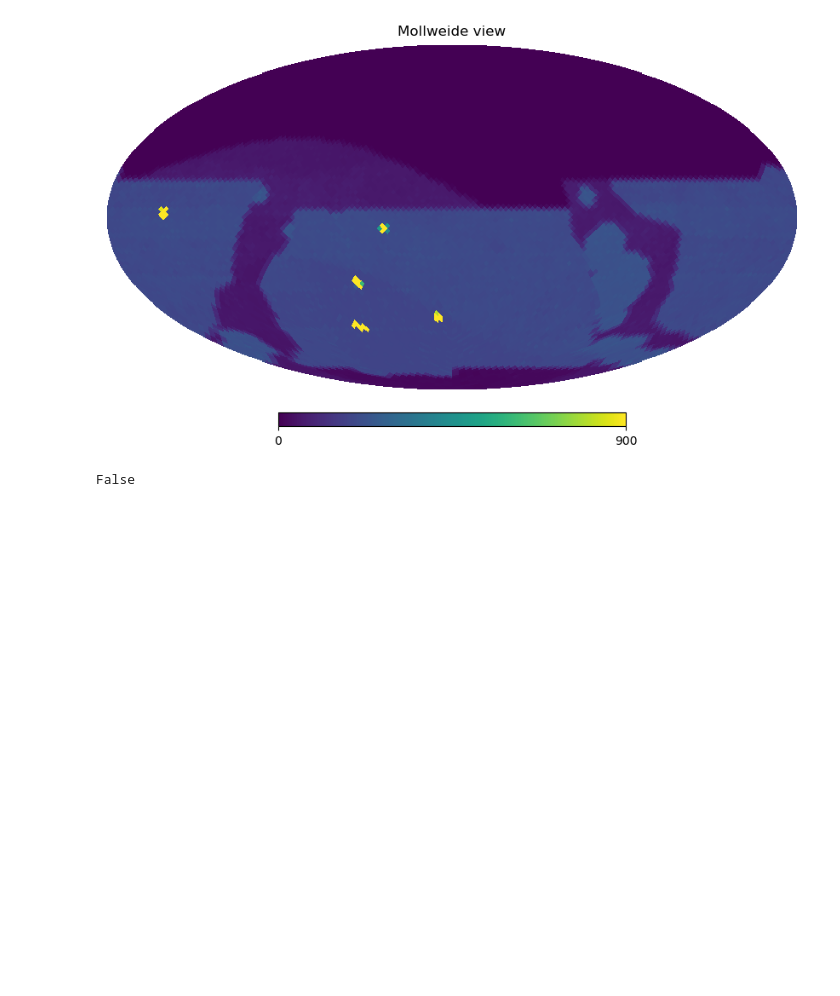
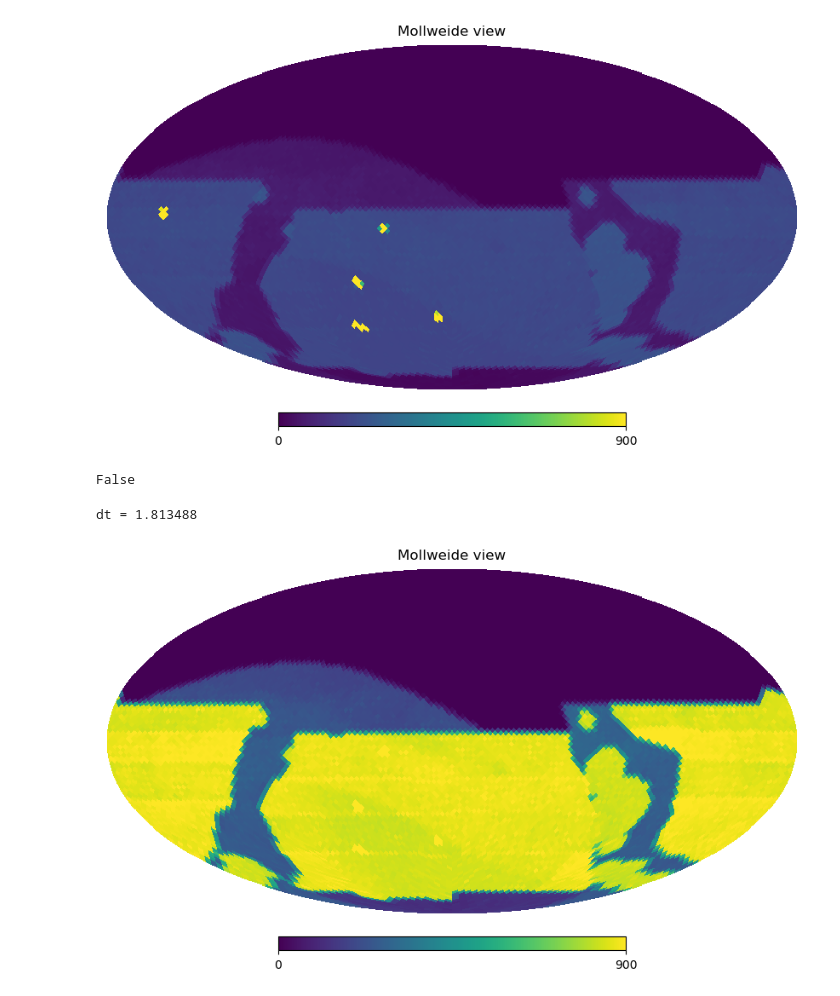
Before and after one commit to yoachim/23_Scratch, a Jupyter notebook: obs_array_add/better_feature.ipynb, the cells around one changed output. Cells and saved outputs as stored; diff of their text form; code cells hidden in the pictures; blank space fills up the shorter version.

Commit message:
all filters

```diff
--- a/obs_array_add/better_feature.ipynb
+++ b/obs_array_add/better_feature.ipynb
@@ -156,3 +156,18 @@ hp.mollview(f2.feature, max=900)
 False in (f2.feature == f1.feature)
 # %% [output]
 False
+# %%
+# try it again with no filter
+f1 = NObservations(filtername=None, nside=nside)
+f2 = NObservations(filtername=None, nside=nside)
+# %%
+t1 = time.time()
+f1.add_observations_array(obs, obs_array_hpid )
+t2 = time.time()
+dt = (t2-t1)
+print('dt = %f ' % dt)
+
+hp.mollview(f1.feature, max=900)
+# %% [output]
+dt = 1.813488
+[figure, added]
```
Also changed, not shown: parts of 5 cells of this notebook.
